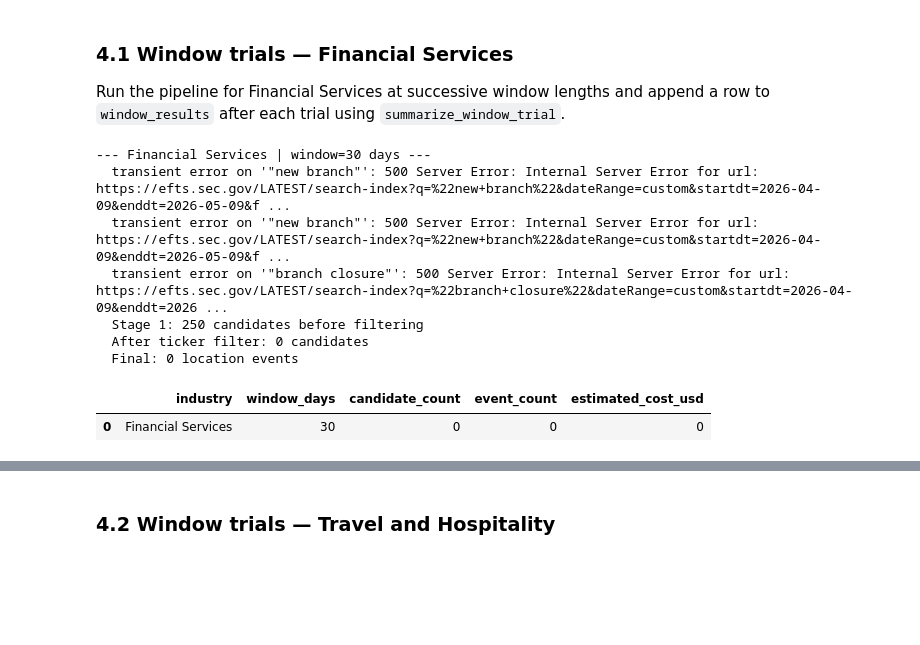
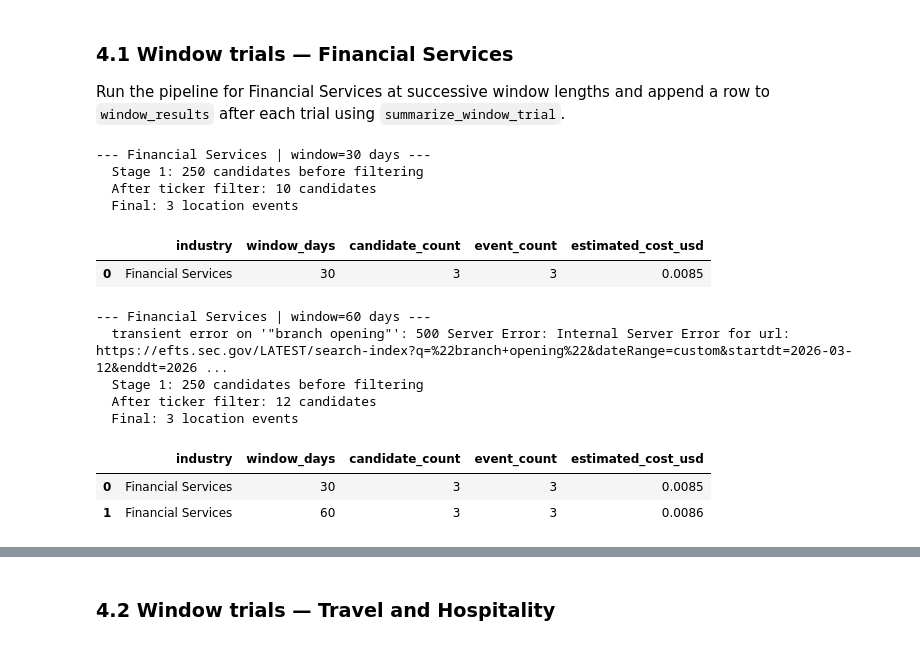
Before and after one commit to ProfessorPatrickSlatraigh/cis3120-spring2026, a Jupyter notebook: notebooks/MP03_Notebook_team_02.ipynb, the cells around one changed output, grey strips where cells are left out. Saved outputs shown, nothing was run; the diff lists cells and outputs as text; code cells hidden in the pictures; blank space fills up the shorter version.

Commit message:
feat(stage3): Financial Pipeline complete as well as functions and the 360 day window search as well as section 6.4

```diff
--- a/notebooks/MP03_Notebook_team_02.ipynb
+++ b/notebooks/MP03_Notebook_team_02.ipynb
@@ -354,13 +352,12 @@ def filter_candidates_by_tickers(
         The subset of candidates whose tickers intersect ticker_list.
     """
 
-    import re
     ticker_set = {t.upper() for t in ticker_list}
     filtered = []
     for hit in candidates:
-        display_names = hit["_source"].get("display_names", [])
+        display_names = hit['_source'].get('display_names', [])
         for name in display_names:
-            matches = re.findall(r'\(([A-Z]{1,5})\)', name)
+            matches = re.findall(r'\(\s*([A-Z]{1,5})\s*\)', name)
             if any(m in ticker_set for m in matches):
                 filtered.append(hit)
                 break
@@ -526,31 +523,57 @@ Run the pipeline for Financial Services at successive window lengths and append
 # %%
 fs_events_30 = run_industry_pipeline(
     "Financial Services",
     FINANCIAL_SERVICES_TICKERS,
     FINANCIAL_SERVICES_PHRASES,
     window_days=30,
 )
 fs_cost_30 = sum(
-    r.get("input_tokens", 0) * 1e-6 +
-    r.get("output_tokens", 0) * 5e-6
+    r.get("input_tokens", 0) * 0.000001 +
+    r.get("output_tokens", 0) * 0.000005
     for r in fs_events_30
 )
 fs_row = summarize_window_trial(
     industry_label="Financial Services",
     window_days=30,
     candidate_count=len(fs_events_30),
     event_count=len(fs_events_30),
     estimated_cost_usd=fs_cost_30,
 )
 window_results = pd.concat([window_results, pd.DataFrame([fs_row])], ignore_index=True)
 window_results
 # %% [output]
 --- Financial Services | window=30 days ---
-  transient error on '"new branch"': 500 Server Error: Internal Server Error for url: https://efts.sec.gov/LATEST/search-index?q=%22new+branch%22&dateRange=custom&startdt=2026-04-09&enddt=2026-05-09&f ...
-  transient error on '"new branch"': 500 Server Error: Internal Server Error for url: https://efts.sec.gov/LATEST/search-index?q=%22new+branch%22&dateRange=custom&startdt=2026-04-09&enddt=2026-05-09&f ...
-  transient error on '"branch closure"': 500 Server Error: Internal Server Error for url: https://efts.sec.gov/LATEST/search-index?q=%22branch+closure%22&dateRange=custom&startdt=2026-04-09&enddt=2026 ...
   Stage 1: 250 candidates before filtering
-  After ticker filter: 0 candidates
-  Final: 0 location events
+  After ticker filter: 10 candidates
+  Final: 3 location events
 |  | industry | window_days | candidate_count | event_count | estimated_cost_usd |
-| 0 | Financial Services | 30 | 0 | 0 | 0 |
+| 0 | Financial Services | 30 | 3 | 3 | 0.0085 |
+# %%
+fs_events_60 = run_industry_pipeline(
+    "Financial Services",
+    FINANCIAL_SERVICES_TICKERS,
+    FINANCIAL_SERVICES_PHRASES,
+    window_days=60,
+)
+fs_cost_60 = sum(
+    r.get("input_tokens", 0) * 0.000001 +
+    r.get("output_tokens", 0) * 0.000005
+    for r in fs_events_60
+)
+window_results = pd.concat([window_results, pd.DataFrame([summarize_window_trial(
+    industry_label="Financial Services",
+    window_days=60,
+    candidate_count=len(fs_events_60),
+    event_count=len(fs_events_60),
+    estimated_cost_usd=fs_cost_60,
+)])], ignore_index=True)
+window_results
+# %% [output]
+--- Financial Services | window=60 days ---
+  transient error on '"branch opening"': 500 Server Error: Internal Server Error for url: https://efts.sec.gov/LATEST/search-index?q=%22branch+opening%22&dateRange=custom&startdt=2026-03-12&enddt=2026 ...
+  Stage 1: 250 candidates before filtering
+  After ticker filter: 12 candidates
+  Final: 3 location events
+|  | industry | window_days | candidate_count | event_count | estimated_cost_usd |
+| 0 | Financial Services | 30 | 3 | 3 | 0.0085 |
+| 1 | Financial Services | 60 | 3 | 3 | 0.0086 |
```
Also changed, not shown: parts of 9 cells of this notebook.
